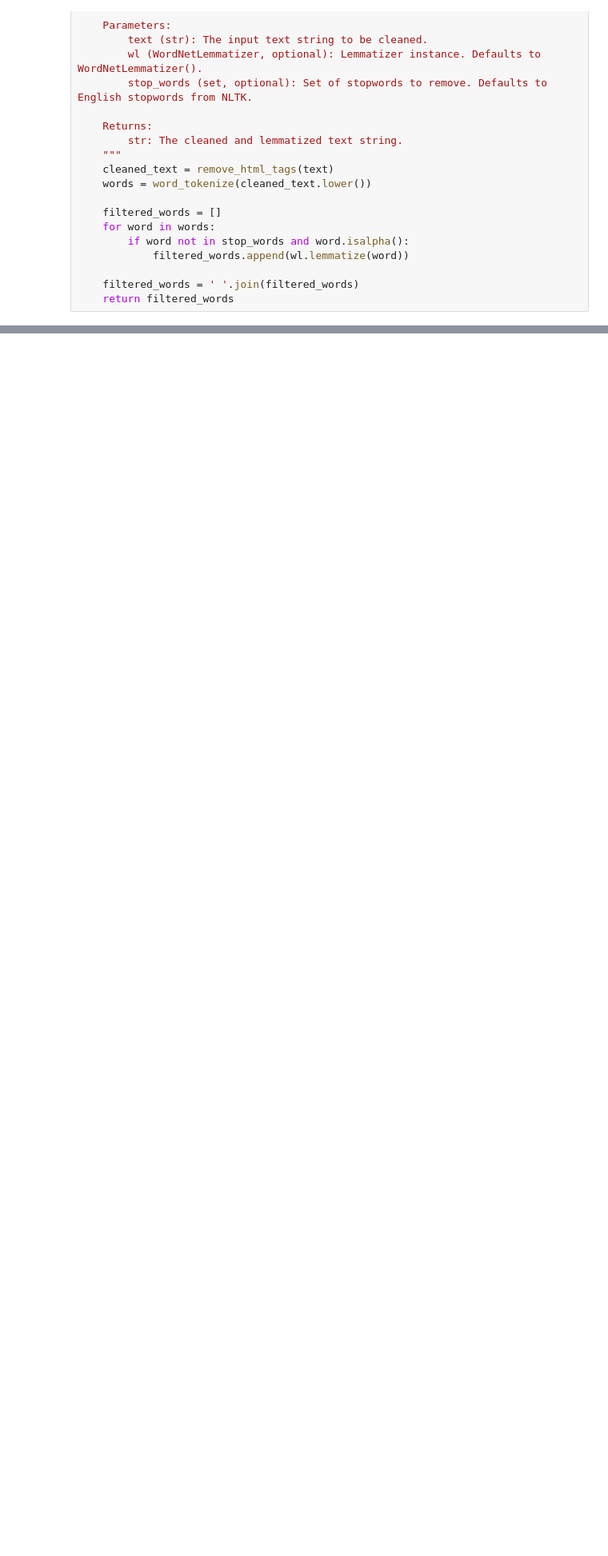
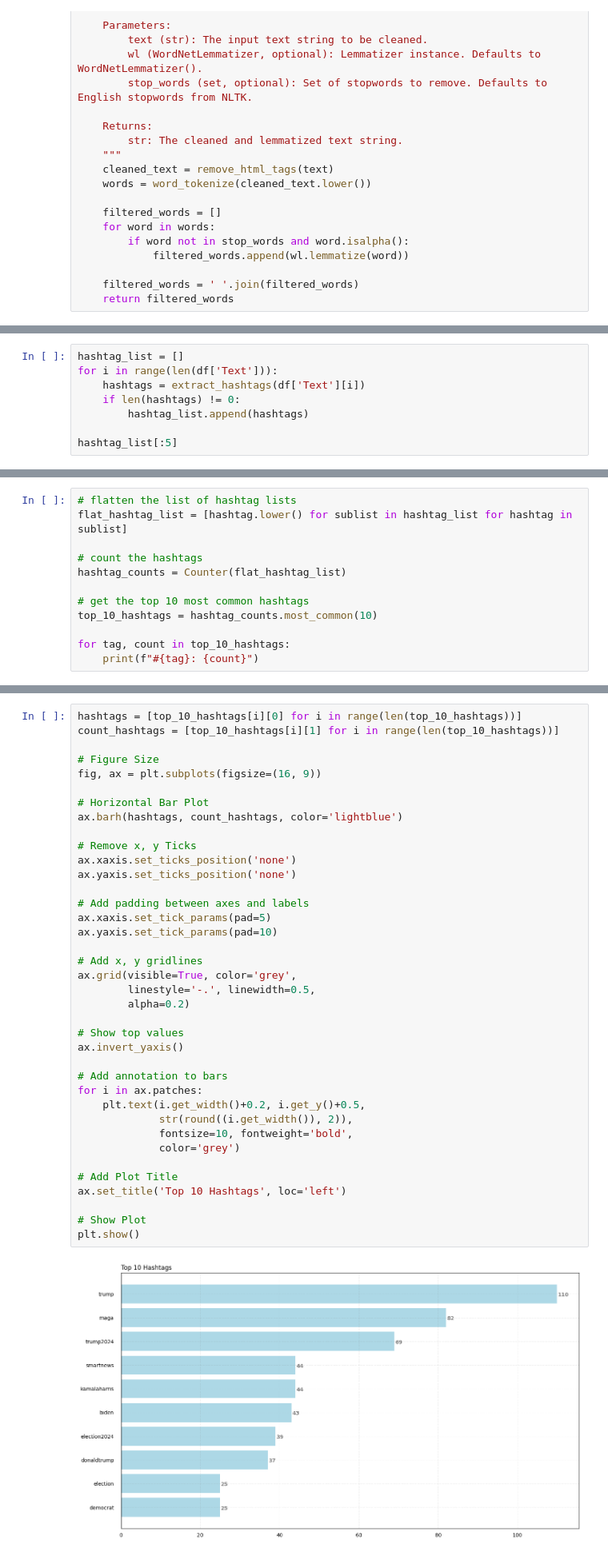
Before and after one commit to fatimagulomova/twitter-topic-extraction, a Jupyter notebook: extract-prevalent-topics-from-twitter.ipynb, the cells around one changed output, grey strips where cells are left out. Shown at 80% size. Saved outputs shown, nothing was run; the diff lists cells and outputs as text; blank space fills up the shorter version.

```diff
--- a/extract-prevalent-topics-from-twitter.ipynb
+++ b/extract-prevalent-topics-from-twitter.ipynb
@@ -333,0 +311,8 @@ df.head()
+# %%
+hashtag_list = []
+for i in range(len(df['Text'])):
+    hashtags = extract_hashtags(df['Text'][i])
+    if len(hashtags) != 0:
+        hashtag_list.append(hashtags)
+
+hashtag_list[:5]
@@ -333,0 +325,12 @@ df.head()
+# %%
+# flatten the list of hashtag lists
+flat_hashtag_list = [hashtag.lower() for sublist in hashtag_list for hashtag in sublist]
+
+# count the hashtags
+hashtag_counts = Counter(flat_hashtag_list)
+
+# get the top 10 most common hashtags
+top_10_hashtags = hashtag_counts.most_common(10)
+
+for tag, count in top_10_hashtags:
+    print(f"#{tag}: {count}")
@@ -333,0 +348,40 @@ df.head()
+# %%
+hashtags = [top_10_hashtags[i][0] for i in range(len(top_10_hashtags))]
+count_hashtags = [top_10_hashtags[i][1] for i in range(len(top_10_hashtags))]
+
+# Figure Size
+fig, ax = plt.subplots(figsize=(16, 9))
+
+# Horizontal Bar Plot
+ax.barh(hashtags, count_hashtags, color='lightblue')
+
+# Remove x, y Ticks
+ax.xaxis.set_ticks_position('none')
+ax.yaxis.set_ticks_position('none')
+
+# Add padding between axes and labels
+ax.xaxis.set_tick_params(pad=5)
+ax.yaxis.set_tick_params(pad=10)
+
+# Add x, y gridlines
+ax.grid(visible=True, color='grey',
+        linestyle='-.', linewidth=0.5,
+        alpha=0.2)
+
+# Show top values
+ax.invert_yaxis()
+
+# Add annotation to bars
+for i in ax.patches:
+    plt.text(i.get_width()+0.2, i.get_y()+0.5,
+             str(round((i.get_width()), 2)),
+             fontsize=10, fontweight='bold',
+             color='grey')
+
+# Add Plot Title
+ax.set_title('Top 10 Hashtags', loc='left')
+
+# Show Plot
+plt.show()
+# %% [output]
+[figure, added]
```
Also changed, not shown: parts of 30 cells of this notebook.
